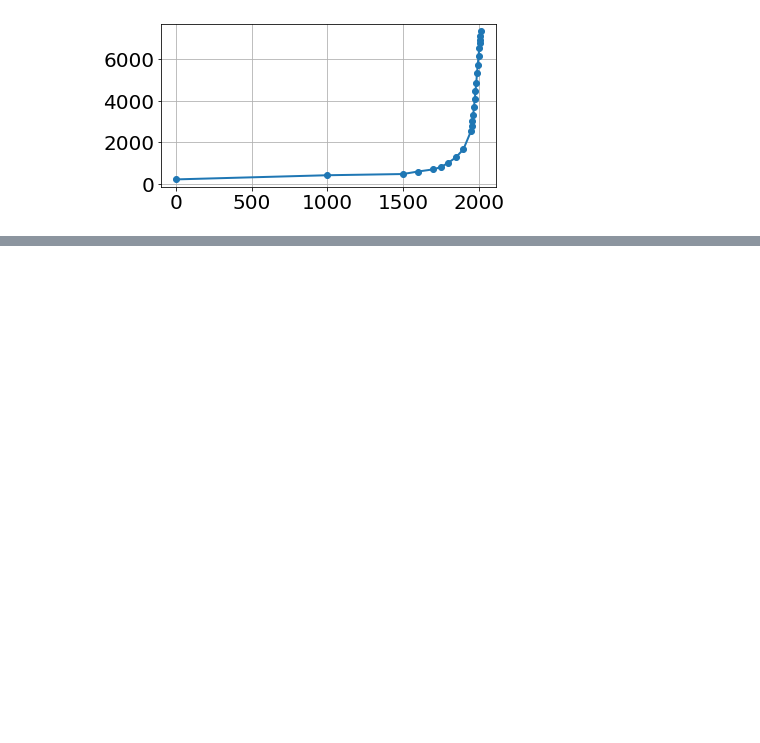
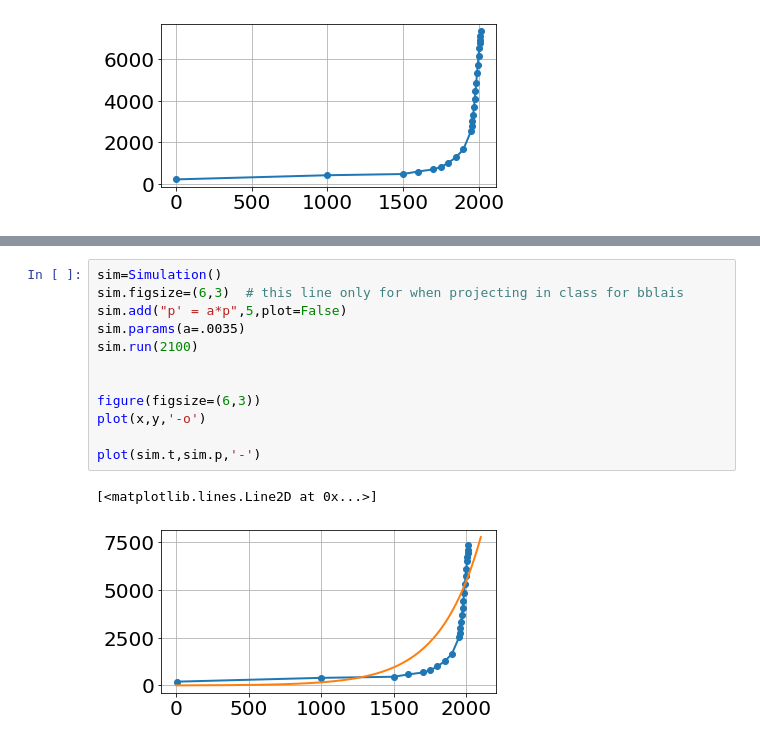
Before and after one commit to bblais/Computer-Programming-for-the-Sciences-Spring-2021, a Jupyter notebook: 2020-02-25 - Sims and Data.ipynb, the cells around one changed output, grey strips where cells are left out. Cells and saved outputs as stored; diff of their text form; blank space fills up the shorter version.

```diff
--- a/2020-02-25 - Sims and Data.ipynb
+++ b/2020-02-25 - Sims and Data.ipynb
@@ -46,0 +51,15 @@ sim.run(2020)
+# %%
+sim=Simulation()
+sim.figsize=(6,3)  # this line only for when projecting in class for bblais
+sim.add("p' = a*p",5,plot=False)
+sim.params(a=.0035)
+sim.run(2100)
+
+
+figure(figsize=(6,3))
+plot(x,y,'-o')
+
+plot(sim.t,sim.p,'-')
+# %% [output]
+[<matplotlib.lines.Line2D at 0x...>]
+[figure, added]
```
Also changed, not shown: parts of 7 cells of this notebook.
